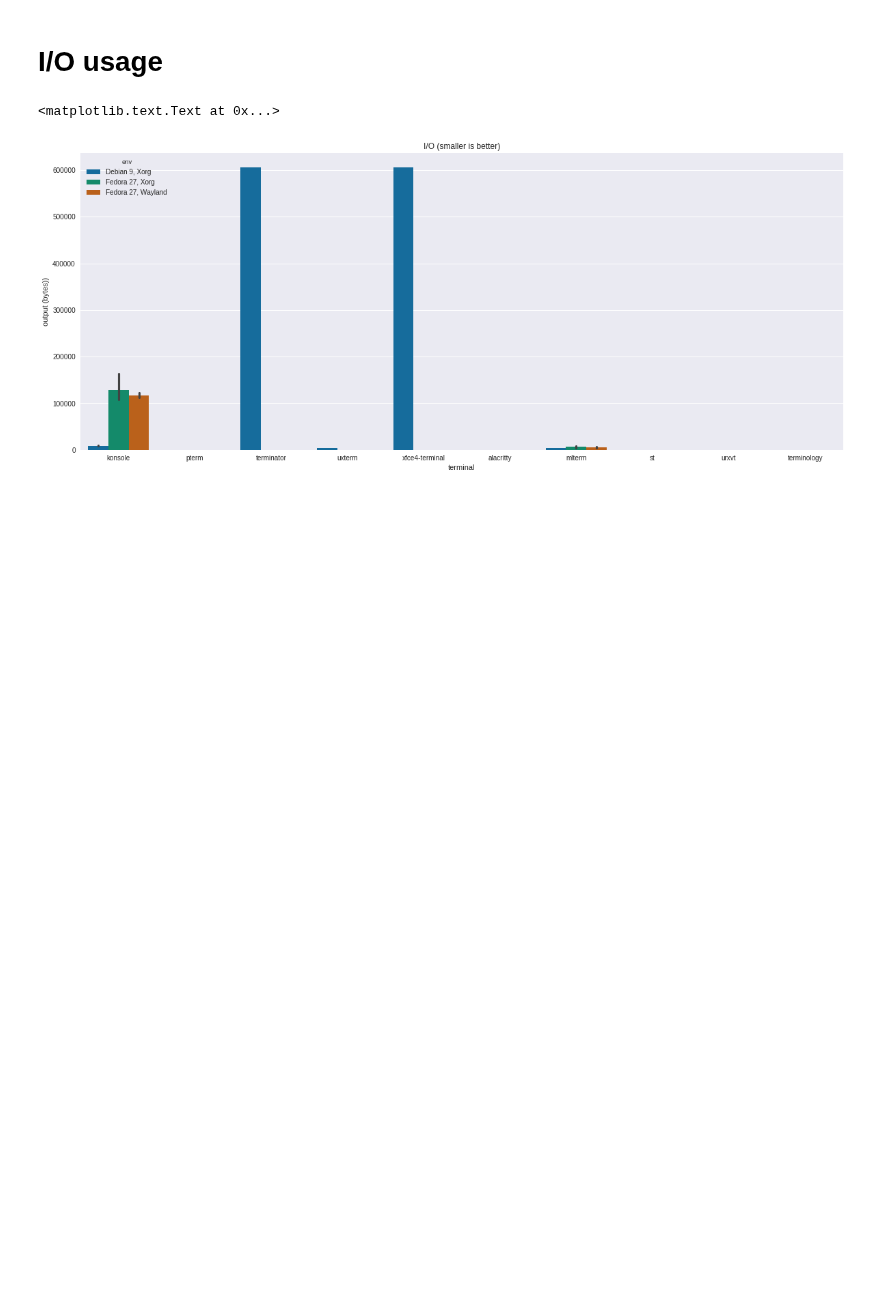
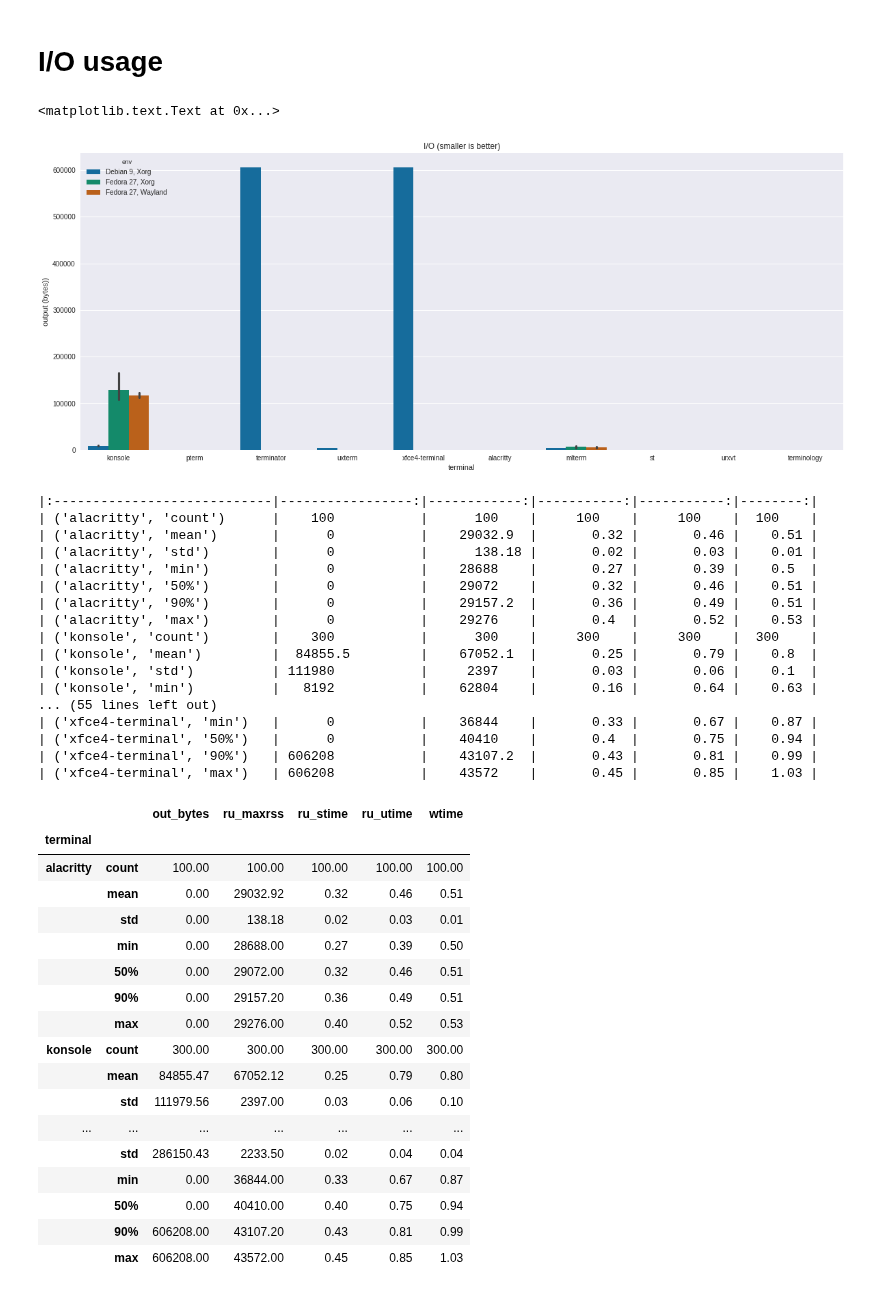
Before and after one commit to anarcat/terms-benchmarks, a Jupyter notebook: benchmarks-summary.ipynb, the cells around one changed output. Saved outputs shown, nothing was run; the diff lists cells and outputs as text; code cells hidden in the pictures; blank space fills up the shorter version.

```diff
--- a/benchmarks-summary.ipynb
+++ b/benchmarks-summary.ipynb
@@ -217,3 +197,59 @@ ax.set_ylabel('output (bytes))')
 # %% [output]
 <matplotlib.text.Text at 0x...>
 [figure]
+# %%
+from tabulate import tabulate
+
+#print(tabulate(latency.describe().transpose(), headers='keys', tablefmt='pipe'))
+#print(tabulate(data.groupby('terminal').describe(), headers='keys', tablefmt='pipe'))
+desc = data.drop(['n', 'blocks', 'count', 'index', 'env', 'ru_idrss', 'ru_inblock', 'ru_isrss', 'ru_ixrss', 'ru_majflt', 'ru_minflt', 'ru_msgrcv', 'ru_msgsnd', 'ru_nivcsw', 'ru_nsignals', 'ru_nswap', 'ru_nvcsw', 'ru_oublock'], axis=1)
+table = desc.groupby('terminal').describe(percentiles=[0.9]).round(2)
+
+#for col in table:
+#    print("row: %r" % (table[col]))
+print(tabulate(table, headers='keys', tablefmt='pipe'))
+pandas.options.display.max_rows = 2000
+table
+#temp = table.reset_index()
+#newdf = temp.pivot(index='terminal',columns='ru_maxrss')
+#newdf.columns.name = ''
+#newdf
+#desc.groupby('terminal').stack()
+#print(tabulate(rss.describe(percentiles=[0.9]), headers='keys', tablefmt='pipe'))
+#desc.groupby('terminal').describe(percentiles=[0.9])
+# %% [output]
+|:----------------------------|-----------------:|------------:|-----------:|-----------:|--------:|
+| ('alacritty', 'count')      |    100           |      100    |     100    |     100    |  100    |
+| ('alacritty', 'mean')       |      0           |    29032.9  |       0.32 |       0.46 |    0.51 |
+| ('alacritty', 'std')        |      0           |      138.18 |       0.02 |       0.03 |    0.01 |
+| ('alacritty', 'min')        |      0           |    28688    |       0.27 |       0.39 |    0.5  |
+| ('alacritty', '50%')        |      0           |    29072    |       0.32 |       0.46 |    0.51 |
+| ('alacritty', '90%')        |      0           |    29157.2  |       0.36 |       0.49 |    0.51 |
+| ('alacritty', 'max')        |      0           |    29276    |       0.4  |       0.52 |    0.53 |
+| ('konsole', 'count')        |    300           |      300    |     300    |     300    |  300    |
+| ('konsole', 'mean')         |  84855.5         |    67052.1  |       0.25 |       0.79 |    0.8  |
+| ('konsole', 'std')          | 111980           |     2397    |       0.03 |       0.06 |    0.1  |
+| ('konsole', 'min')          |   8192           |    62804    |       0.16 |       0.64 |    0.63 |
+... (55 lines left out)
+| ('xfce4-terminal', 'min')   |      0           |    36844    |       0.33 |       0.67 |    0.87 |
+| ('xfce4-terminal', '50%')   |      0           |    40410    |       0.4  |       0.75 |    0.94 |
+| ('xfce4-terminal', '90%')   | 606208           |    43107.2  |       0.43 |       0.81 |    0.99 |
+| ('xfce4-terminal', 'max')   | 606208           |    43572    |       0.45 |       0.85 |    1.03 |
+|  |  | out_bytes | ru_maxrss | ru_stime | ru_utime | wtime |
+| terminal |  |  |  |  |  |  |
+| alacritty | count | 100.00 | 100.00 | 100.00 | 100.00 | 100.00 |
+|  | mean | 0.00 | 29032.92 | 0.32 | 0.46 | 0.51 |
+|  | std | 0.00 | 138.18 | 0.02 | 0.03 | 0.01 |
+|  | min | 0.00 | 28688.00 | 0.27 | 0.39 | 0.50 |
+|  | 50% | 0.00 | 29072.00 | 0.32 | 0.46 | 0.51 |
+|  | 90% | 0.00 | 29157.20 | 0.36 | 0.49 | 0.51 |
+|  | max | 0.00 | 29276.00 | 0.40 | 0.52 | 0.53 |
+| konsole | count | 300.00 | 300.00 | 300.00 | 300.00 | 300.00 |
+|  | mean | 84855.47 | 67052.12 | 0.25 | 0.79 | 0.80 |
+|  | std | 111979.56 | 2397.00 | 0.03 | 0.06 | 0.10 |
+| ... | ... | ... | ... | ... | ... | ... |
+|  | std | 286150.43 | 2233.50 | 0.02 | 0.04 | 0.04 |
+|  | min | 0.00 | 36844.00 | 0.33 | 0.67 | 0.87 |
+|  | 50% | 0.00 | 40410.00 | 0.40 | 0.75 | 0.94 |
+|  | 90% | 606208.00 | 43107.20 | 0.43 | 0.81 | 0.99 |
+|  | max | 606208.00 | 43572.00 | 0.45 | 0.85 | 1.03 |
```
Also changed, not shown: parts of 2 cells of this notebook, 2 other files.
